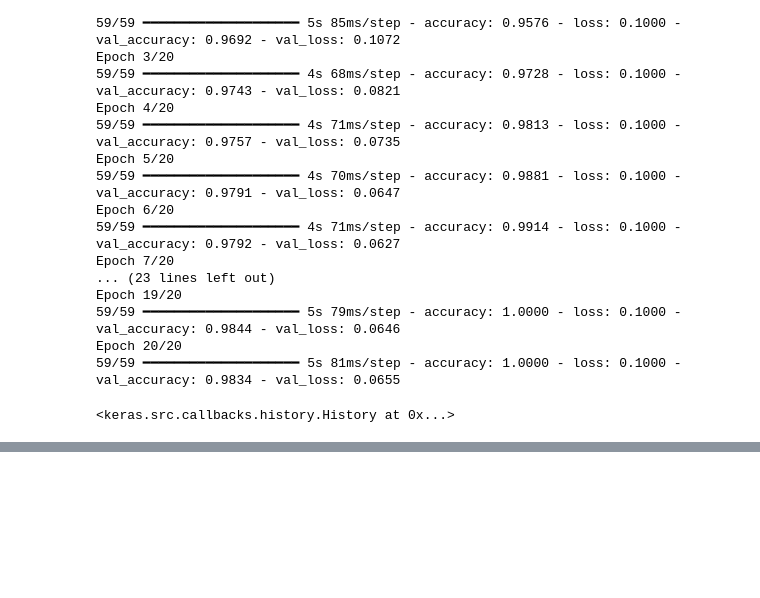
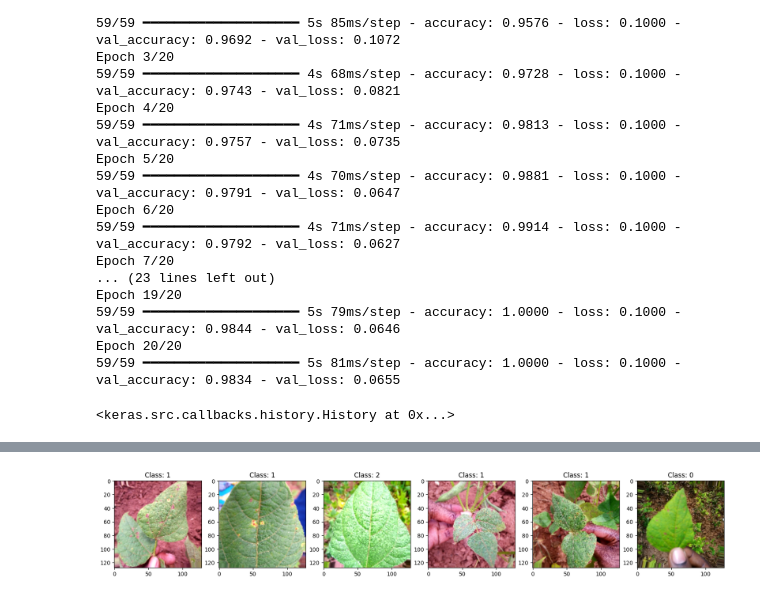
Before and after one commit to Cu-hedgehog/DS, a Jupyter notebook: CV/2_Keras.ipynb, the cells around one changed output, grey strips where cells are left out. Saved outputs shown, nothing was run; the diff lists cells and outputs as text; code cells hidden in the pictures; blank space fills up the shorter version.

Commit message:
keras file updated

```diff
--- a/CV/2_Keras.ipynb
+++ b/CV/2_Keras.ipynb
@@ -420,0 +463,16 @@ Epoch 20/20
+# %%
+from tensorflow.keras import Sequential, layers, losses
+from tensorflow.keras.applications import EfficientNetB0
+
+model = Sequential([
+  EfficientNetB0(input_shape=(128, 128, 3), include_top=False),
+  layers.GlobalMaxPool2D(),
+  layers.Dropout(0.5),
+  layers.Dense(3)
+])
+model.compile(
+    loss=losses.CategoricalCrossentropy(from_logits=True),
+    optimizer='adam',
+    metrics=['accuracy']
+)
+model.fit(train_generator, steps_per_epoch=len(train_generator), epochs=5)
@@ -420,0 +491,27 @@ Epoch 20/20
+# %%
+import itertools
+import matplotlib.pyplot as plt
+import numpy as np
+
+def show_first_images(generator, count=6, labels=True, figsize=(20, 5), normalized=False):
+  fig, axes = plt.subplots(nrows=1, ncols=count, figsize=figsize)
+  for batch, ax in zip(generator, axes.flat):
+    if labels:
+      img_batch, labels_batch = batch
+      img, label = img_batch[0], np.argmax(labels_batch[0]) #берем по одному изображению из каждого батча
+    else:
+      img_batch = batch
+      img = img_batch[0]
+    if not normalized:
+      img = img.astype(np.uint8)
+    ax.imshow(img)
+    # метод imshow принимает одно из двух:
+    # — изображение в формате uint8, яркость от 0 до 255
+    # — изображение в формате float, яркость от 0 до 1
+    if labels:
+      ax.set_title(f'Class: {label}')
+  plt.show()
+
+show_first_images(train_generator)
+# %% [output]
+[figure, added]
```
Also changed, not shown: parts of 8 cells of this notebook.
